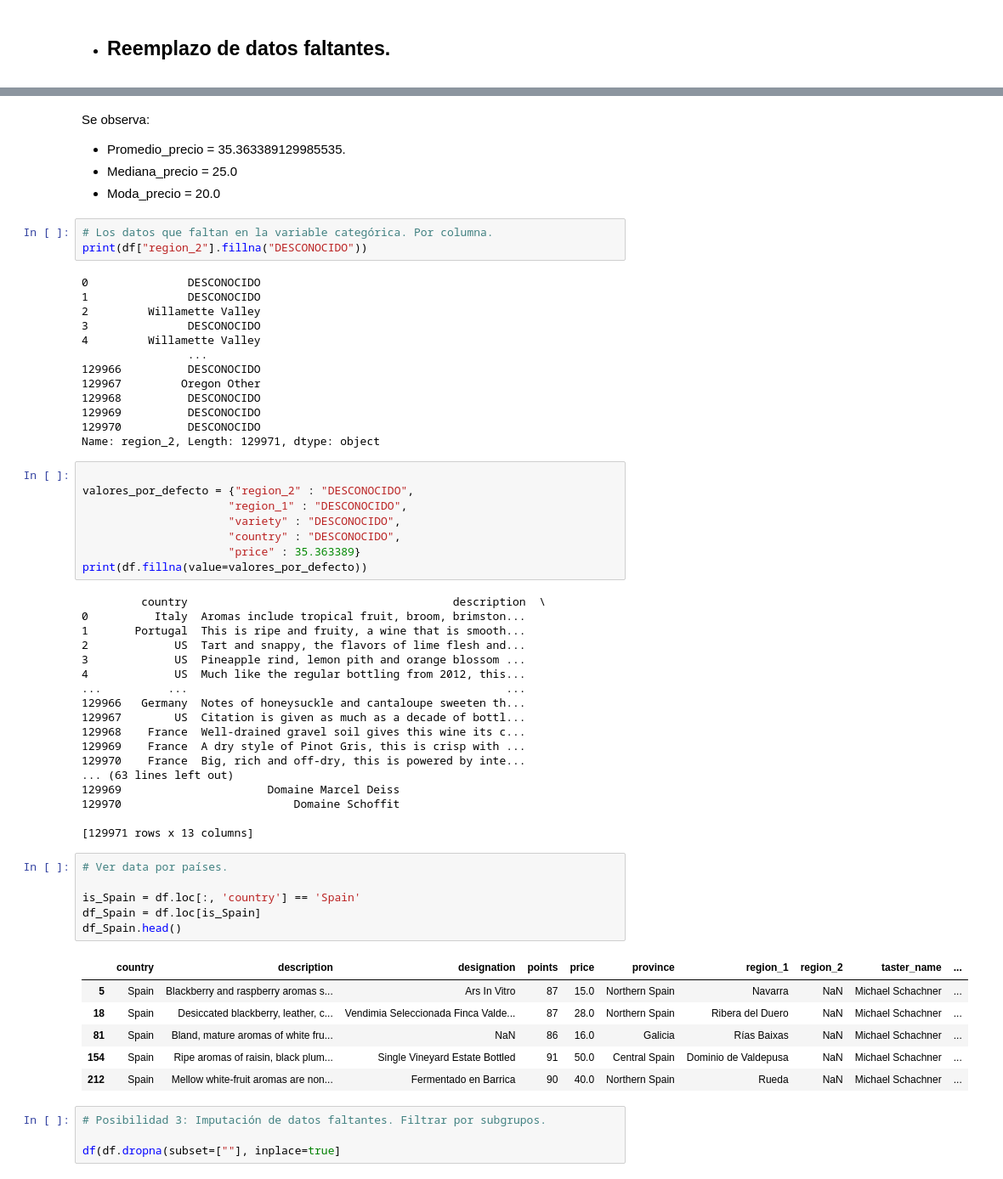
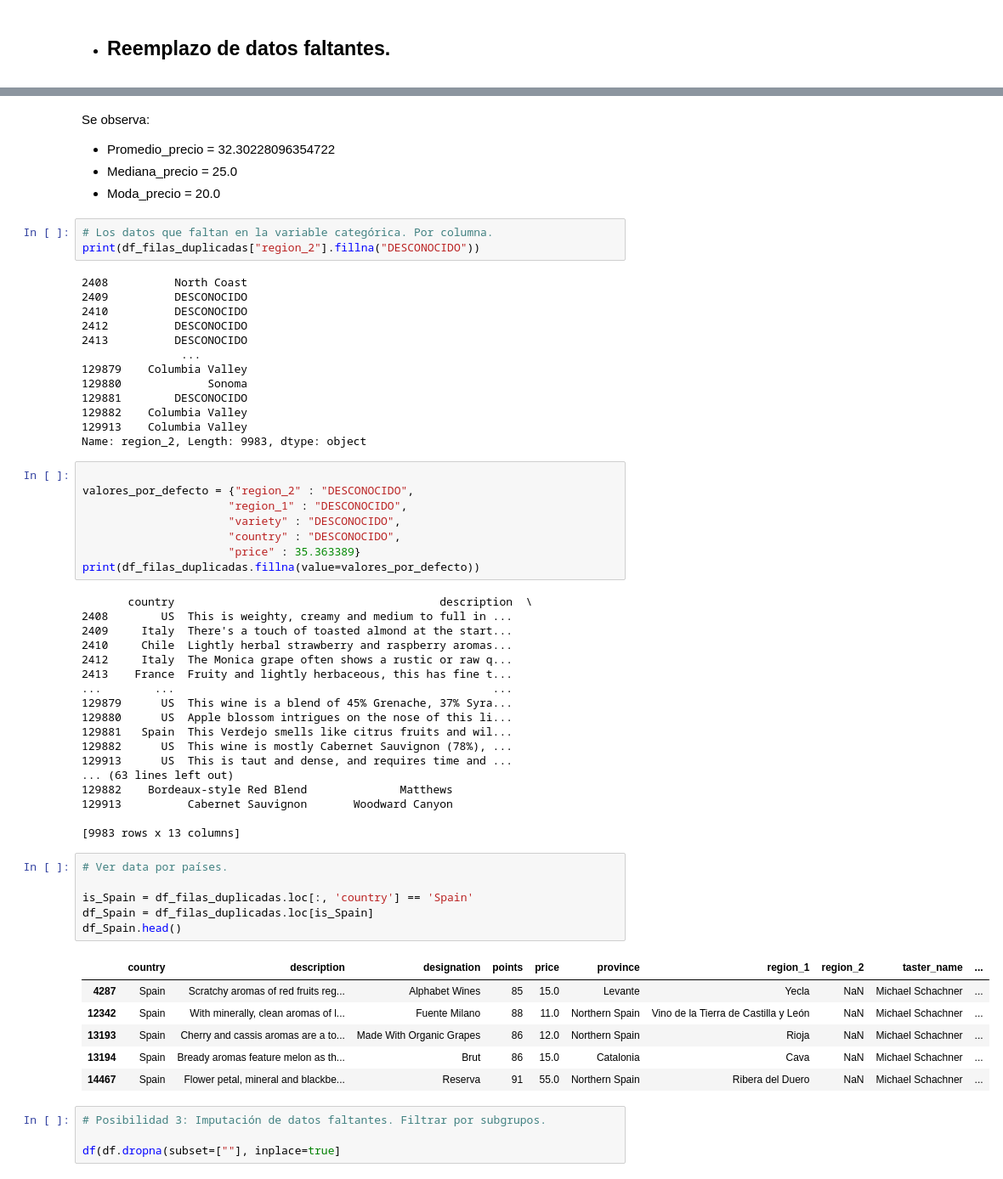
Before and after one commit to Factoria-F5-AI-Bootcamp-1-Edicion/Dataset-Wine, a Jupyter notebook: Alexandra avance.ipynb, the cells around one changed output, grey strips where cells are left out. Shown at 85% size. Saved outputs shown, nothing was run; the diff lists cells and outputs as text.

```diff
--- a/Alexandra avance.ipynb
+++ b/Alexandra avance.ipynb
@@ -473,24 +473,24 @@ print(promedio, mediana, moda)
 # %% [markdown]
 Se observa:
-+ Promedio_precio = 35.363389129985535.
++ Promedio_precio = 32.30228096354722
 + Mediana_precio = 25.0
 + Moda_precio = 20.0
 # %%
 # Los datos que faltan en la variable categórica. Por columna.
-print(df["region_2"].fillna("DESCONOCIDO"))
+print(df_filas_duplicadas["region_2"].fillna("DESCONOCIDO"))
 # %% [output]
-0               DESCONOCIDO
-1               DESCONOCIDO
-2         Willamette Valley
-3               DESCONOCIDO
-4         Willamette Valley
-                ...
-129966          DESCONOCIDO
-129967         Oregon Other
-129968          DESCONOCIDO
-129969          DESCONOCIDO
-129970          DESCONOCIDO
-Name: region_2, Length: 129971, dtype: object
+2408          North Coast
+2409          DESCONOCIDO
+2410          DESCONOCIDO
+2412          DESCONOCIDO
+2413          DESCONOCIDO
+               ...
+129879    Columbia Valley
+129880             Sonoma
+129881        DESCONOCIDO
+129882    Columbia Valley
+129913    Columbia Valley
+Name: region_2, Length: 9983, dtype: object
 # %%
 
 valores_por_defecto = {"region_2" : "DESCONOCIDO",
@@ -498,38 +498,38 @@ valores_por_defecto = {"region_2" : "DESCONOCIDO",
                       "variety" : "DESCONOCIDO",
                       "country" : "DESCONOCIDO",
                       "price" : 35.363389}
-print(df.fillna(value=valores_por_defecto))
+print(df_filas_duplicadas.fillna(value=valores_por_defecto))
 # %% [output]
-         country                                        description  \
-0          Italy  Aromas include tropical fruit, broom, brimston...
-1       Portugal  This is ripe and fruity, a wine that is smooth...
-2             US  Tart and snappy, the flavors of lime flesh and...
-3             US  Pineapple rind, lemon pith and orange blossom ...
-4             US  Much like the regular bottling from 2012, this...
-...          ...                                                ...
-129966   Germany  Notes of honeysuckle and cantaloupe sweeten th...
-129967        US  Citation is given as much as a decade of bottl...
-129968    France  Well-drained gravel soil gives this wine its c...
-129969    France  A dry style of Pinot Gris, this is crisp with ...
-129970    France  Big, rich and off-dry, this is powered by inte...
+       country                                        description  \
+2408        US  This is weighty, creamy and medium to full in ...
+2409     Italy  There's a touch of toasted almond at the start...
+2410     Chile  Lightly herbal strawberry and raspberry aromas...
+2412     Italy  The Monica grape often shows a rustic or raw q...
+2413    France  Fruity and lightly herbaceous, this has fine t...
+...        ...                                                ...
+129879      US  This wine is a blend of 45% Grenache, 37% Syra...
+129880      US  Apple blossom intrigues on the nose of this li...
+129881   Spain  This Verdejo smells like citrus fruits and wil...
+129882      US  This wine is mostly Cabernet Sauvignon (78%), ...
+129913      US  This is taut and dense, and requires time and ...
 ... (63 lines left out)
-129969                      Domaine Marcel Deiss
-129970                          Domaine Schoffit
+129882    Bordeaux-style Red Blend              Matthews
+129913          Cabernet Sauvignon       Woodward Canyon
 
-[129971 rows x 13 columns]
+[9983 rows x 13 columns]
 # %%
 # Ver data por países.
 
-is_Spain = df.loc[:, 'country'] == 'Spain'
-df_Spain = df.loc[is_Spain]
+is_Spain = df_filas_duplicadas.loc[:, 'country'] == 'Spain'
+df_Spain = df_filas_duplicadas.loc[is_Spain]
 df_Spain.head()
 # %% [output]
 |  | country | description | designation | points | price | province | region_1 | region_2 | taster_name | ... |
-| 5 | Spain | Blackberry and raspberry aromas s... | Ars In Vitro | 87 | 15.0 | Northern Spain | Navarra | NaN | Michael Schachner | ... |
-| 18 | Spain | Desiccated blackberry, leather, c... | Vendimia Seleccionada Finca Valde... | 87 | 28.0 | Northern Spain | Ribera del Duero | NaN | Michael Schachner | ... |
-| 81 | Spain | Bland, mature aromas of white fru... | NaN | 86 | 16.0 | Galicia | Rías Baixas | NaN | Michael Schachner | ... |
-| 154 | Spain | Ripe aromas of raisin, black plum... | Single Vineyard Estate Bottled | 91 | 50.0 | Central Spain | Dominio de Valdepusa | NaN | Michael Schachner | ... |
-| 212 | Spain | Mellow white-fruit aromas are non... | Fermentado en Barrica | 90 | 40.0 | Northern Spain | Rueda | NaN | Michael Schachner | ... |
+| 4287 | Spain | Scratchy aromas of red fruits reg... | Alphabet Wines | 85 | 15.0 | Levante | Yecla | NaN | Michael Schachner | ... |
+| 12342 | Spain | With minerally, clean aromas of l... | Fuente Milano | 88 | 11.0 | Northern Spain | Vino de la Tierra de Castilla y León | NaN | Michael Schachner | ... |
+| 13193 | Spain | Cherry and cassis aromas are a to... | Made With Organic Grapes | 86 | 12.0 | Northern Spain | Rioja | NaN | Michael Schachner | ... |
+| 13194 | Spain | Bready aromas feature melon as th... | Brut | 86 | 15.0 | Catalonia | Cava | NaN | Michael Schachner | ... |
+| 14467 | Spain | Flower petal, mineral and blackbe... | Reserva | 91 | 55.0 | Northern Spain | Ribera del Duero | NaN | Michael Schachner | ... |
 # %%
 # Posibilidad 3: Imputación de datos faltantes. Filtrar por subgrupos.
 
```
Also changed, not shown: parts of 2 cells of this notebook.
